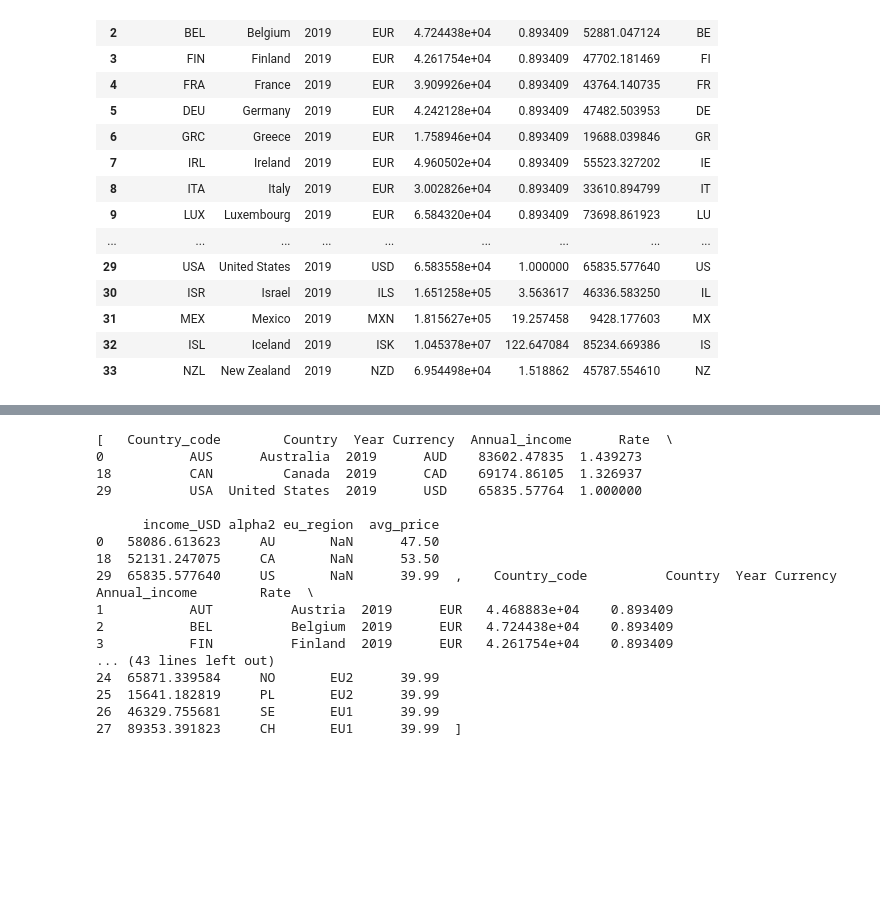
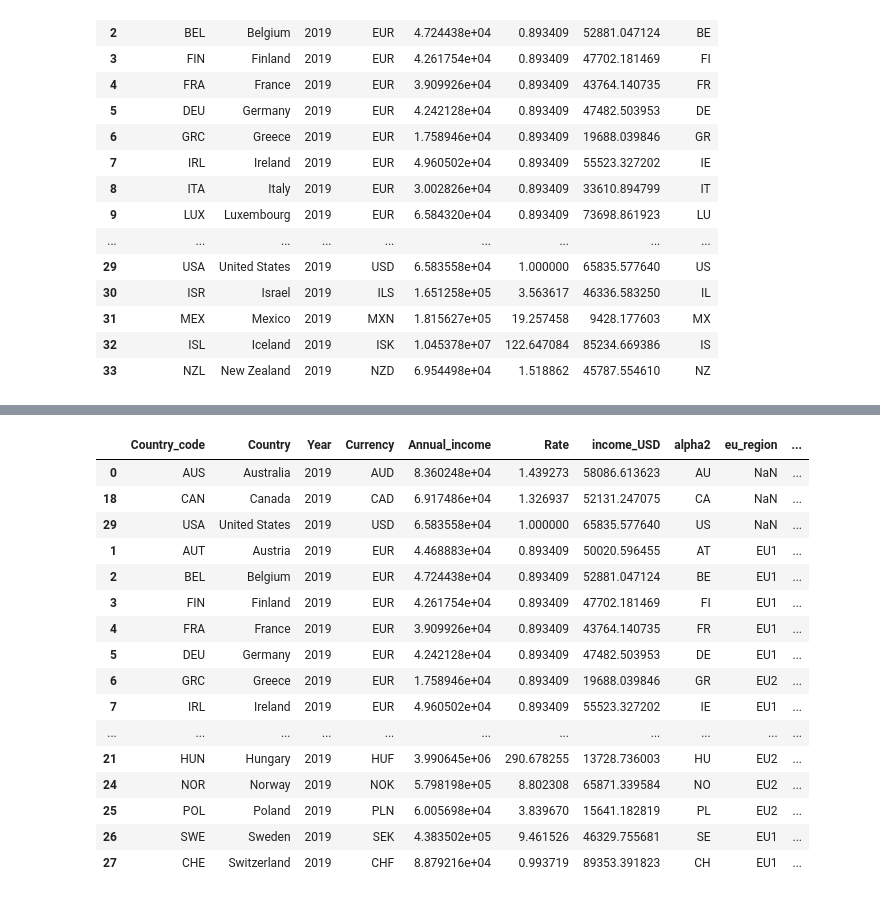
Before and after one commit to oscahui/ETL-project, a Jupyter notebook: isthereanydeal API.ipynb, the cells around one changed output, grey strips where cells are left out. Cells and saved outputs as stored; diff of their text form; code cells hidden in the pictures; blank space fills up the shorter version.

```diff
--- a/isthereanydeal API.ipynb
+++ b/isthereanydeal API.ipynb
@@ -10,6 +14,6 @@ from iso3166 import countries
 df=pd.read_csv('annual_wages.csv')
 df_1=df[['COUNTRY','Country','Time','Unit Code','Value']]
 df_1.columns=['Country_code','Country','Year','Currency','Annual_income']
-income_df=df_1.loc[df_1['Year']==2019]
+max=df_1['Year'].max()
+income_df=df_1.loc[df_1['Year']==max]
 income_df=income_df.drop_duplicates(subset=['Country'])
-income_df=income_df.reset_index(drop=True)
@@ -144,24 +155,26 @@ euro_df=pd.merge(income1_df,data_df, on='eu_region',how='left')
 income2_df=income2_df.dropna(subset=['avg_price'])
 euro_df=euro_df.dropna(subset=['avg_price'])
 # %%
-result_df=[income2_df,euro_df]
+result_df=income2_df.append(euro_df)
-# %%
-print(result_df)
-# %% [output]
-[   Country_code        Country  Year Currency  Annual_income      Rate  \
-0           AUS      Australia  2019      AUD    83602.47835  1.439273
-18          CAN         Canada  2019      CAD    69174.86105  1.326937
-29          USA  United States  2019      USD    65835.57764  1.000000
-
-      income_USD alpha2 eu_region  avg_price
-0   58086.613623     AU       NaN      47.50
-18  52131.247075     CA       NaN      53.50
-29  65835.577640     US       NaN      39.99  ,    Country_code          Country  Year Currency  Annual_income        Rate  \
-1           AUT          Austria  2019      EUR   4.468883e+04    0.893409
-2           BEL          Belgium  2019      EUR   4.724438e+04    0.893409
-3           FIN          Finland  2019      EUR   4.261754e+04    0.893409
-... (43 lines left out)
-24  65871.339584     NO       EU2      39.99
-25  15641.182819     PL       EU2      39.99
-26  46329.755681     SE       EU1      39.99
-27  89353.391823     CH       EU1      39.99  ]
+# %%
+result_df['price_index']=result_df['avg_price']/result_df['Annual_income']
+# %%
+result_df
+# %% [output]
+|  | Country_code | Country | Year | Currency | Annual_income | Rate | income_USD | alpha2 | eu_region | ... |
+| 0 | AUS | Australia | 2019 | AUD | 8.360248e+04 | 1.439273 | 58086.613623 | AU | NaN | ... |
+| 18 | CAN | Canada | 2019 | CAD | 6.917486e+04 | 1.326937 | 52131.247075 | CA | NaN | ... |
+| 29 | USA | United States | 2019 | USD | 6.583558e+04 | 1.000000 | 65835.577640 | US | NaN | ... |
+| 1 | AUT | Austria | 2019 | EUR | 4.468883e+04 | 0.893409 | 50020.596455 | AT | EU1 | ... |
+| 2 | BEL | Belgium | 2019 | EUR | 4.724438e+04 | 0.893409 | 52881.047124 | BE | EU1 | ... |
+| 3 | FIN | Finland | 2019 | EUR | 4.261754e+04 | 0.893409 | 47702.181469 | FI | EU1 | ... |
+| 4 | FRA | France | 2019 | EUR | 3.909926e+04 | 0.893409 | 43764.140735 | FR | EU1 | ... |
+| 5 | DEU | Germany | 2019 | EUR | 4.242128e+04 | 0.893409 | 47482.503953 | DE | EU1 | ... |
+| 6 | GRC | Greece | 2019 | EUR | 1.758946e+04 | 0.893409 | 19688.039846 | GR | EU2 | ... |
+| 7 | IRL | Ireland | 2019 | EUR | 4.960502e+04 | 0.893409 | 55523.327202 | IE | EU1 | ... |
+| ... | ... | ... | ... | ... | ... | ... | ... | ... | ... | ... |
+| 21 | HUN | Hungary | 2019 | HUF | 3.990645e+06 | 290.678255 | 13728.736003 | HU | EU2 | ... |
+| 24 | NOR | Norway | 2019 | NOK | 5.798198e+05 | 8.802308 | 65871.339584 | NO | EU2 | ... |
+| 25 | POL | Poland | 2019 | PLN | 6.005698e+04 | 3.839670 | 15641.182819 | PL | EU2 | ... |
+| 26 | SWE | Sweden | 2019 | SEK | 4.383502e+05 | 9.461526 | 46329.755681 | SE | EU1 | ... |
+| 27 | CHE | Switzerland | 2019 | CHF | 8.879216e+04 | 0.993719 | 89353.391823 | CH | EU1 | ... |
```
Also changed, not shown: parts of 6 cells of this notebook.
